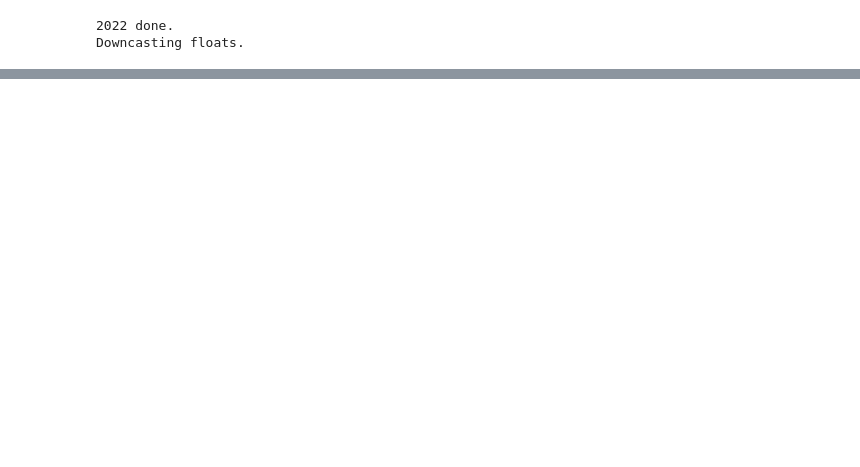
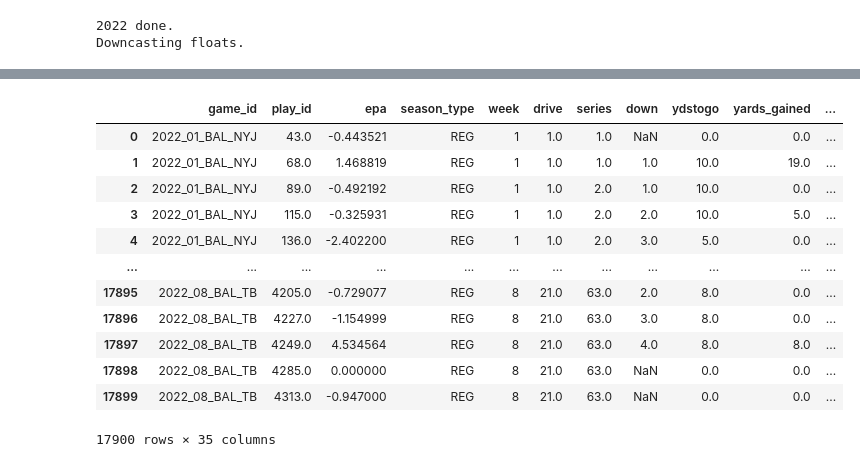
Before and after one commit to keeganheilman/nfl-charts, a Jupyter notebook: explosive_ratio.ipynb, the cells around one changed output, grey strips where cells are left out. Drawn from its saved outputs; the diff is of its cells as text; code cells hidden in the pictures; blank space fills up the shorter version.

```diff
--- a/explosive_ratio.ipynb
+++ b/explosive_ratio.ipynb
@@ -246,3 +242,20 @@ df = df_pbp.merge(get_epa_info(df=df_pbp), on=['game_id','posteam'])
+# %%
+# investigate the middle 80% of epa plays in the league
+df
+# %% [output]
+|  | game_id | play_id | epa | season_type | week | drive | series | down | ydstogo | yards_gained | ... |
+| 0 | 2022_01_BAL_NYJ | 43.0 | -0.443521 | REG | 1 | 1.0 | 1.0 | NaN | 0.0 | 0.0 | ... |
+| 1 | 2022_01_BAL_NYJ | 68.0 | 1.468819 | REG | 1 | 1.0 | 1.0 | 1.0 | 10.0 | 19.0 | ... |
+| 2 | 2022_01_BAL_NYJ | 89.0 | -0.492192 | REG | 1 | 1.0 | 2.0 | 1.0 | 10.0 | 0.0 | ... |
+| 3 | 2022_01_BAL_NYJ | 115.0 | -0.325931 | REG | 1 | 1.0 | 2.0 | 2.0 | 10.0 | 5.0 | ... |
+| 4 | 2022_01_BAL_NYJ | 136.0 | -2.402200 | REG | 1 | 1.0 | 2.0 | 3.0 | 5.0 | 0.0 | ... |
+| ... | ... | ... | ... | ... | ... | ... | ... | ... | ... | ... | ... |
+| 17895 | 2022_08_BAL_TB | 4205.0 | -0.729077 | REG | 8 | 21.0 | 63.0 | 2.0 | 8.0 | 0.0 | ... |
+| 17896 | 2022_08_BAL_TB | 4227.0 | -1.154999 | REG | 8 | 21.0 | 63.0 | 3.0 | 8.0 | 0.0 | ... |
+| 17897 | 2022_08_BAL_TB | 4249.0 | 4.534564 | REG | 8 | 21.0 | 63.0 | 4.0 | 8.0 | 8.0 | ... |
+| 17898 | 2022_08_BAL_TB | 4285.0 | 0.000000 | REG | 8 | 21.0 | 63.0 | NaN | 0.0 | 0.0 | ... |
+| 17899 | 2022_08_BAL_TB | 4313.0 | -0.947000 | REG | 8 | 21.0 | 63.0 | NaN | 0.0 | 0.0 | ... |
+17900 rows × 35 columns
 # %%
 # teams' play count with EPAs in the league-wide's top 10th percentile of plays by EPA
 (df[df.epa >= np.quantile(df.epa.dropna(), 0.9)]
```
Also changed, not shown: parts of 20 cells of this notebook.
